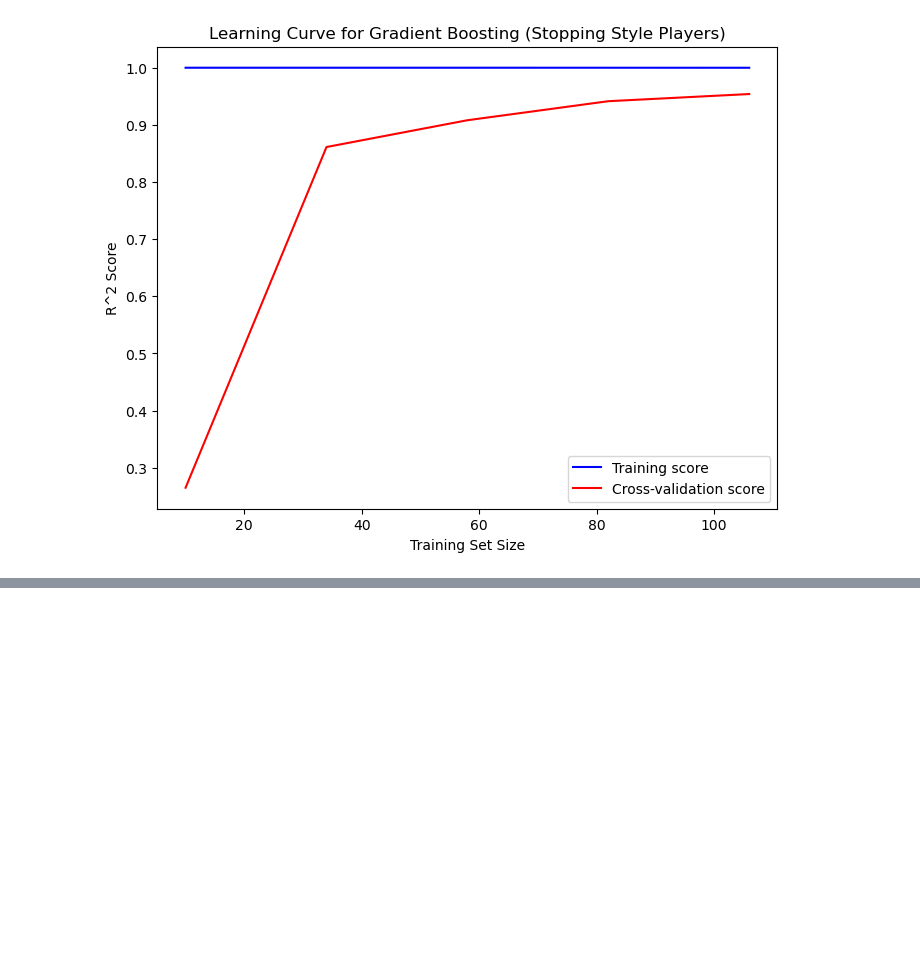
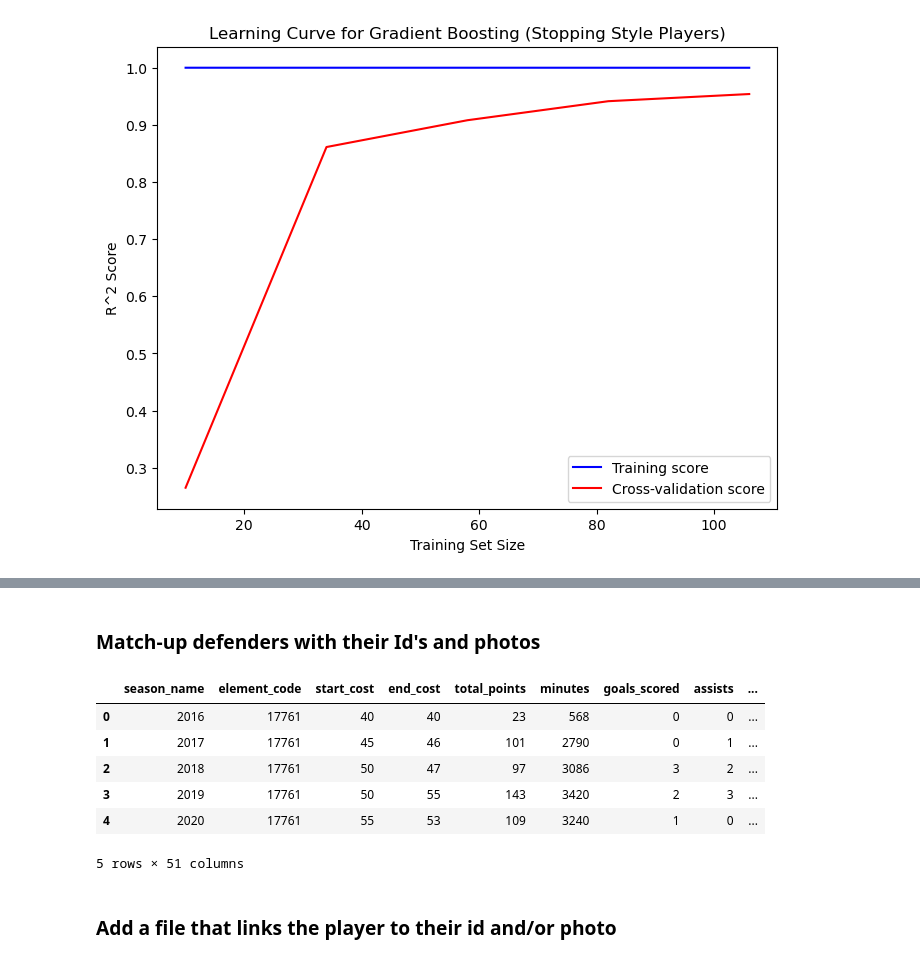
Before and after one commit to dfquinn23/Project_2, a Jupyter notebook: _defense_analysis/notebooks/07-defensive_ml.ipynb, the cells around one changed output, grey strips where cells are left out. Cells and saved outputs as stored; diff of their text form; code cells hidden in the pictures; blank space fills up the shorter version.

```diff
--- a/_defense_analysis/notebooks/07-defensive_ml.ipynb
+++ b/_defense_analysis/notebooks/07-defensive_ml.ipynb
@@ -522,0 +607,14 @@ plot_learning_curve(GradientBoostingRegressor(random_state=42), X_train_stopping
+# %% [markdown]
+### Match-up defenders with their Id's and photos
+# %%
+defenders_features_df.head()
+# %% [output]
+|  | season_name | element_code | start_cost | end_cost | total_points | minutes | goals_scored | assists | ... |
+| 0 | 2016 | 17761 | 40 | 40 | 23 | 568 | 0 | 0 | ... |
+| 1 | 2017 | 17761 | 45 | 46 | 101 | 2790 | 0 | 1 | ... |
+| 2 | 2018 | 17761 | 50 | 47 | 97 | 3086 | 3 | 2 | ... |
+| 3 | 2019 | 17761 | 50 | 55 | 143 | 3420 | 2 | 3 | ... |
+| 4 | 2020 | 17761 | 55 | 53 | 109 | 3240 | 1 | 0 | ... |
+5 rows × 51 columns
+# %% [markdown]
+### Add a file that links the player to their id and/or photo
```
Also changed, not shown: parts of 13 cells of this notebook, 3 other files.
